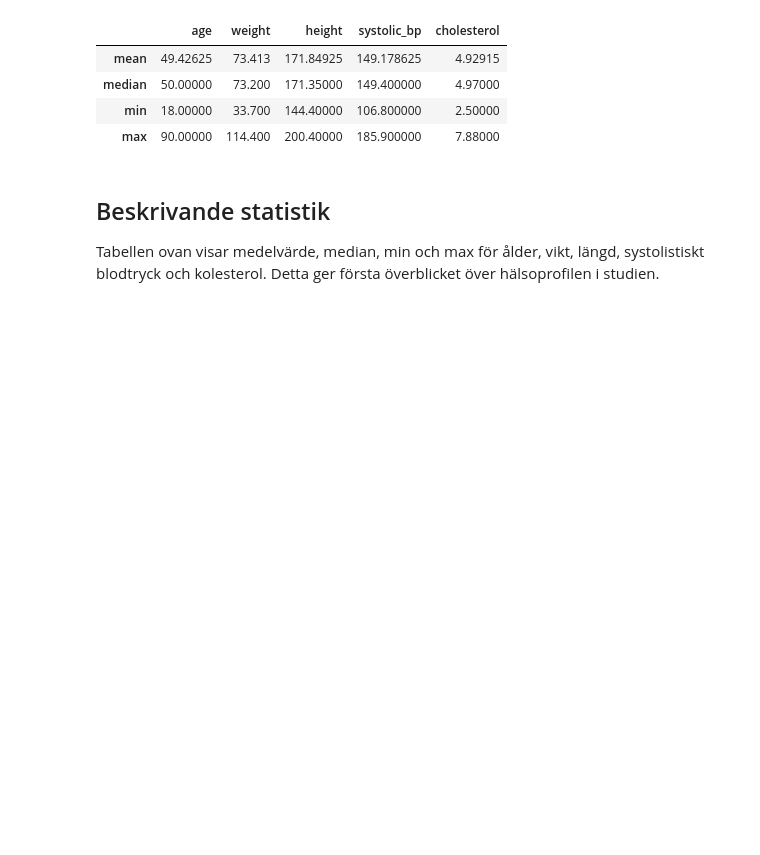
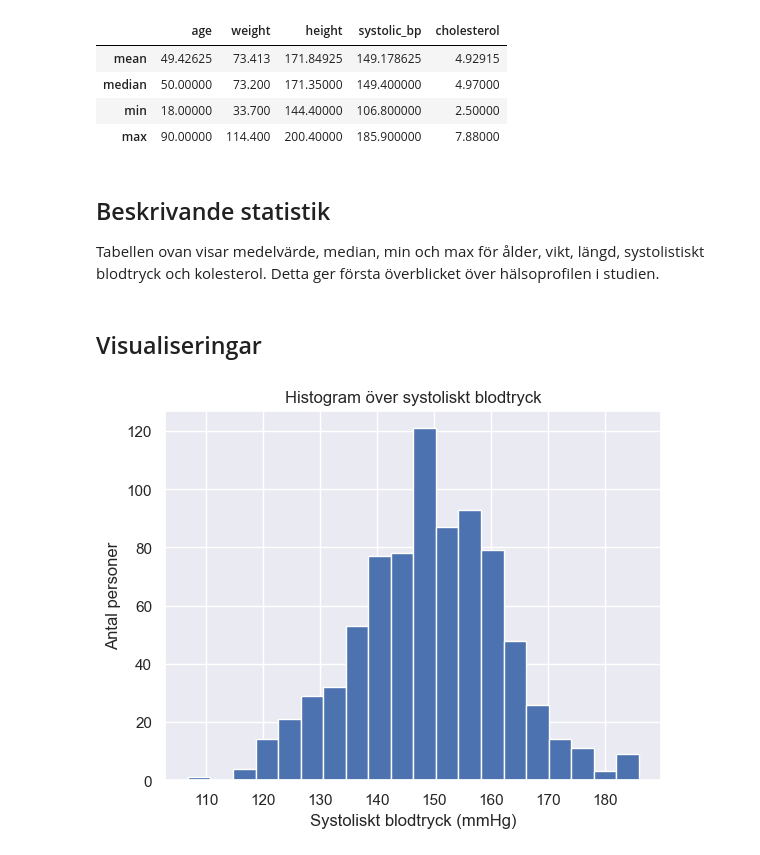
Before and after one commit to SoroushGReza/health-study, a Jupyter notebook: notebooks/health_study_del1.ipynb, the cells around one changed output. Saved outputs shown, nothing was run; the diff lists cells and outputs as text; code cells hidden in the pictures; blank space fills up the shorter version.

Commit message:
Add visualizations for blood pressure, weight by sex, and smoking status

```diff
--- a/notebooks/health_study_del1.ipynb
+++ b/notebooks/health_study_del1.ipynb
@@ -55,3 +53,14 @@ descriptive_stats
 Tabellen ovan visar medelvärde, median, min och max för ålder, vikt, längd,
 systolistiskt blodtryck och kolesterol. Detta ger första överblicket över
 hälsoprofilen i studien.
+# %% [markdown]
+## Visualiseringar
+# %%
+plt.figure()
+plt.hist(df["systolic_bp"], bins=20)
+plt.xlabel("Systoliskt blodtryck (mmHg)")
+plt.ylabel("Antal personer")
+plt.title("Histogram över systoliskt blodtryck")
+plt.show()
+# %% [output]
+[figure, added]
```
Also changed, not shown: parts of 4 cells of this notebook.
